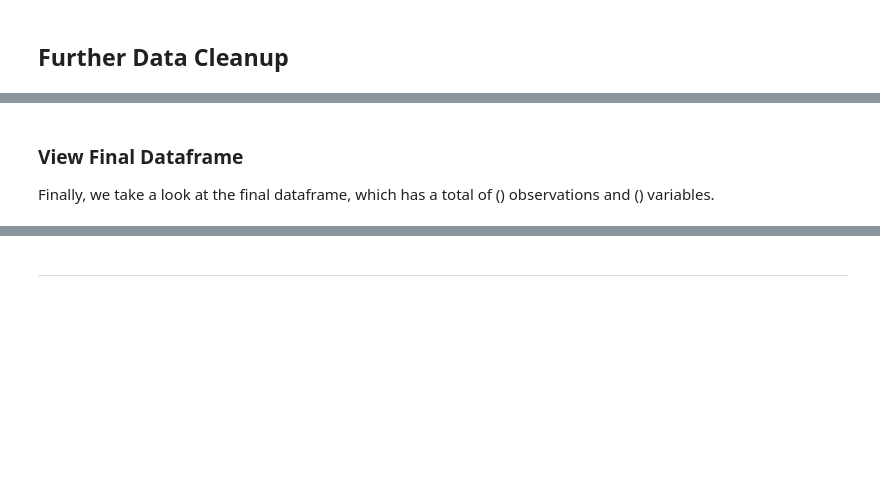
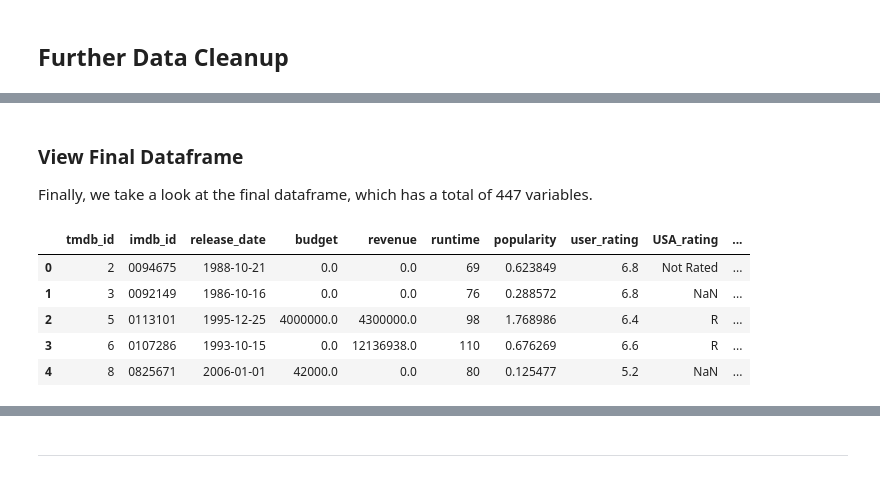
Before and after one commit to greenore/deep-learning-project, a Jupyter notebook: milestone2/Milestone2.ipynb, the cells around one changed output, grey strips where cells are left out. Saved outputs shown, nothing was run; the diff lists cells and outputs as text; code cells hidden in the pictures; blank space fills up the shorter version.

```diff
--- a/milestone2/Milestone2.ipynb
+++ b/milestone2/Milestone2.ipynb
@@ -45,8 +45,8 @@ We dropped about 30,000 records that were missing poster paths and `imdb_id`'s,
 You can download the raw data file we gathered on our GitHub repository here: https://github.com/greenore/deep-learning-project/blob/master/milestone2/tmdb_movie_info_100k.txt
 # %%
 # view example
-raw = pd.read_table('tmdb_movie_info_100k.txt')
-raw.head()
+tmdb = pd.read_table('tmdb_movie_info_100k.txt')
+tmdb.head()
 # %% [output]
 |  | tmdb_id | imdb_id | title | plot | poster_path | release_date | budget | revenue | runtime | popularity | ... |
 | 0 | 2 | 0094675 | Ariel | Taisto Kasurinen is a Finnish coa... | /gZCJZOn4l0Zj5hAxsMbxoS6CL0u.jpg | 1988-10-21 | 0.0 | 0.0 | 69 | 0.623849 | ... |
@@ -452,4 +512,19 @@ First, we load the data gathered from TMDb.
 # %% [markdown]
 ### View Final Dataframe
 
-Finally, we take a look at the final dataframe, which has a total of () observations and () variables.
+Finally, we take a look at the final dataframe, which has a total of 447 variables.
+# %%
+# prepare tmdb dataframe
+tmdb = tmdb.drop(['title', 'plot', 'poster_path', 'production_company', 'genres'], axis=1)
+tmdb['tmdb_id'] = tmdb['tmdb_id'].apply(pd.to_numeric, errors='ignore')
+# %%
+# merge imdb info
+merged1 = pd.merge(tmdb, imdb_info, how='left', on='tmdb_id')
+merged1.head()
+# %% [output]
+|  | tmdb_id | imdb_id | release_date | budget | revenue | runtime | popularity | user_rating | USA_rating | ... |
+| 0 | 2 | 0094675 | 1988-10-21 | 0.0 | 0.0 | 69 | 0.623849 | 6.8 | Not Rated | ... |
+| 1 | 3 | 0092149 | 1986-10-16 | 0.0 | 0.0 | 76 | 0.288572 | 6.8 | NaN | ... |
+| 2 | 5 | 0113101 | 1995-12-25 | 4000000.0 | 4300000.0 | 98 | 1.768986 | 6.4 | R | ... |
+| 3 | 6 | 0107286 | 1993-10-15 | 0.0 | 12136938.0 | 110 | 0.676269 | 6.6 | R | ... |
+| 4 | 8 | 0825671 | 2006-01-01 | 42000.0 | 0.0 | 80 | 0.125477 | 5.2 | NaN | ... |
```
Also changed, not shown: parts of 31 cells of this notebook, 1 other file.
